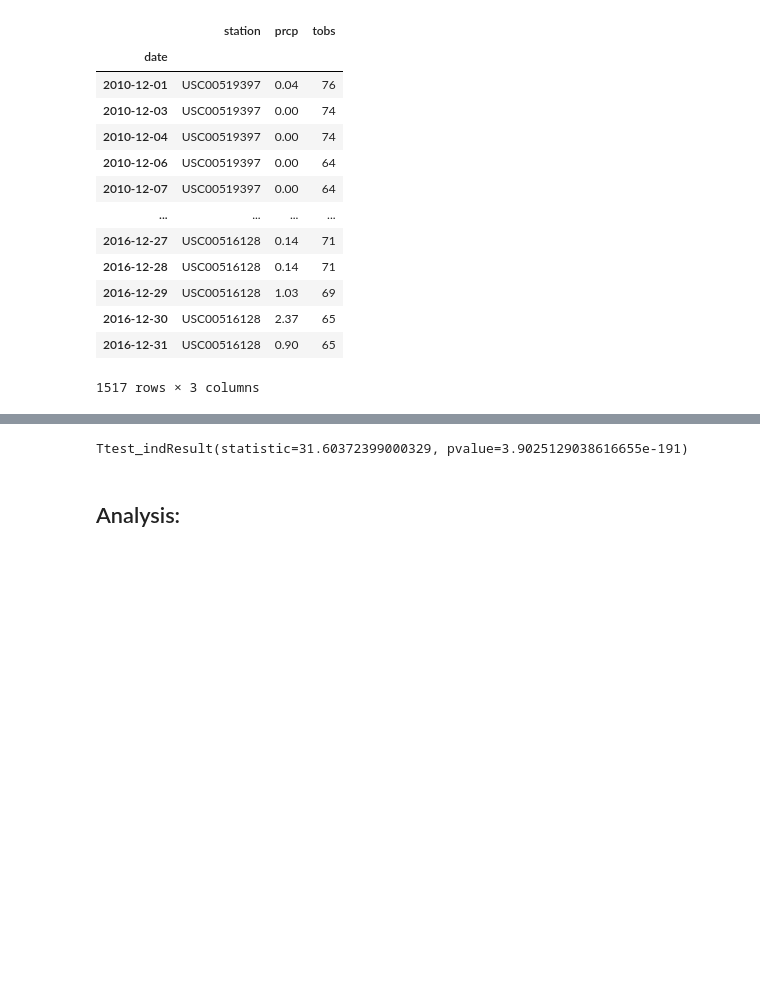
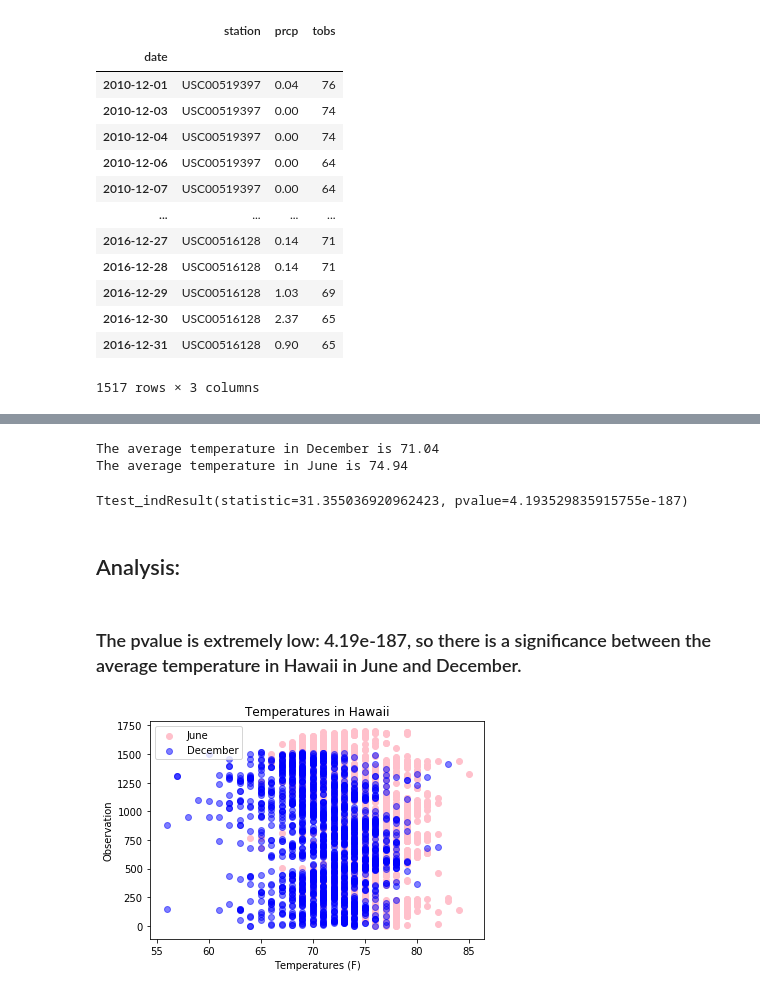
Before and after one commit to juliabrunett/sqlalchemy-challenge, a Jupyter notebook: temp_analysis_bonus_1.ipynb, the cells around one changed output, grey strips where cells are left out. Drawn from its saved outputs; the diff is of its cells as text; code cells hidden in the pictures; blank space fills up the shorter version.

```diff
--- a/temp_analysis_bonus_1.ipynb
+++ b/temp_analysis_bonus_1.ipynb
@@ -114,7 +138,35 @@ dec_temperatures = dec["tobs"]
+# %%
+print(f"The average temperature in December is {avg_dec:.2f}")
+print(f"The average temperature in June is {avg_june:.2f}")
+# %% [output]
+The average temperature in December is 71.04
+The average temperature in June is 74.94
 # %%
 # t-test: Unpaired (because lists were different sizes)
-sts.ttest_ind(june_temperatures, dec_temperatures)
+sts.ttest_ind(june_temperatures, dec_temperatures, equal_var=False)
 # %% [output]
-Ttest_indResult(statistic=31.60372399000329, pvalue=3.9025129038616655e-191)
+Ttest_indResult(statistic=31.355036920962423, pvalue=4.193529835915755e-187)
 # %% [markdown]
 ## Analysis:
+# %% [markdown]
+### The pvalue is extremely low: 4.19e-187, so there is a significance between the average temperature in Hawaii in June and December.
+# %%
+import matplotlib.pyplot as plt
+
+y_j = []
+for temp in range(len(june_temperatures)):
+    y_j.append(temp)
+
+y_d = []
+for temp in range(len(dec_temperatures)):
+    y_d.append(temp)
+
+plt.scatter(june_temperatures, y_j, color='pink', alpha=1)
+plt.scatter(dec_temperatures, y_d, color = "blue", alpha=0.5)
+plt.title("Temperatures in Hawaii")
+plt.legend(labels=["June", "December"])
+plt.xlabel("Temperatures (F)")
+plt.ylabel("Observation")
+plt.show()
+# %% [output]
+[figure, added]
```
Also changed, not shown: parts of 5 cells of this notebook.
